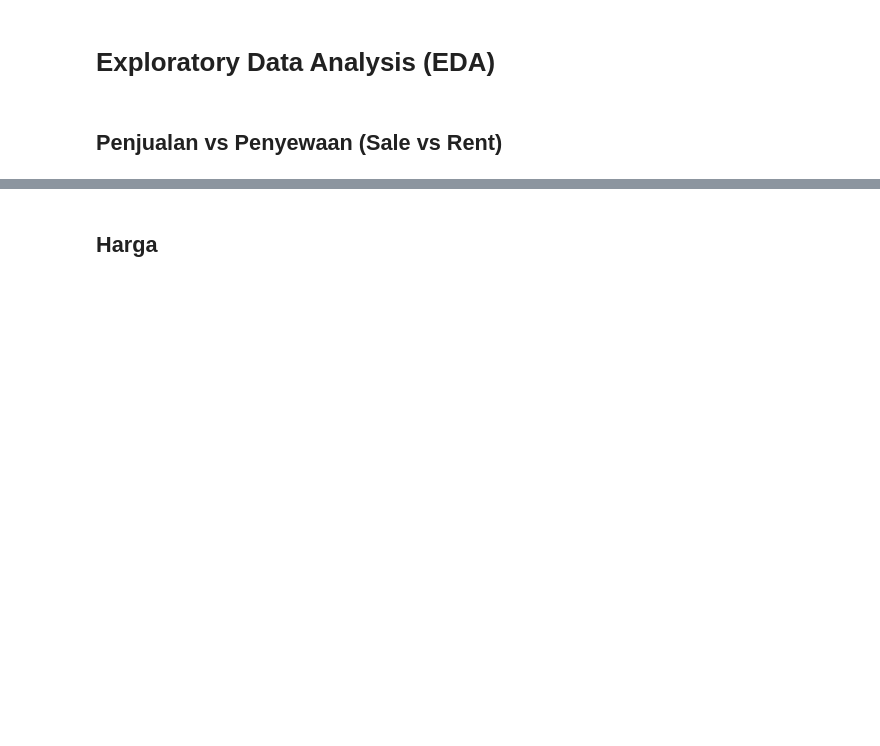
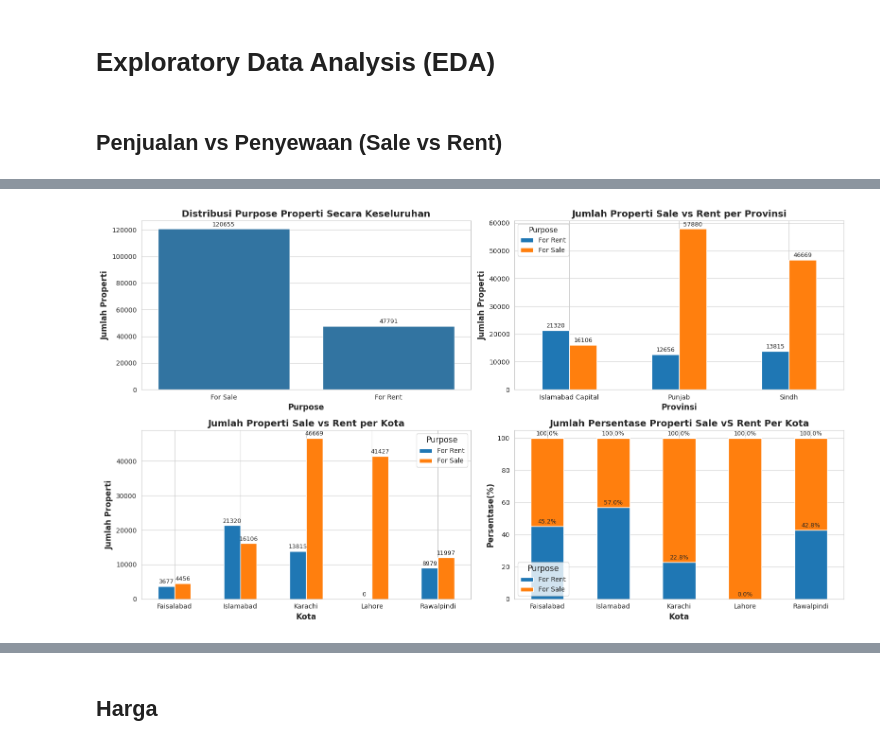
Before and after one commit to Rizkyard17/Geospatial-House-Price-Analysis-and-Regression-Modeling, a Jupyter notebook: Predict_Pakistan_House_Prices.ipynb, the cells around one changed output, grey strips where cells are left out. Cells and saved outputs as stored; diff of their text form; code cells hidden in the pictures; blank space fills up the shorter version.

```diff
--- a/Predict_Pakistan_House_Prices.ipynb
+++ b/Predict_Pakistan_House_Prices.ipynb
@@ -449,0 +315,94 @@ plt.show()
+# %%
+sns.set_style("whitegrid")
+
+plt.rcParams['figure.figsize'] = (16, 9)
+
+
+
+# GRAFIK DISTRIBUSI PURPOSE SECARA KESELURUHAN
+fig, axes = plt.subplots(nrows = 2,  ncols=2, figsize=(16, 9))
+
+purpose_counts = df['purpose'].value_counts() #Ambil banyak nilai perkategori
+
+sns.barplot(x=purpose_counts.index, y=purpose_counts.values, ax=axes[0, 0])
+
+axes[0, 0].set_title('Distribusi Purpose Properti Secara Keseluruhan', fontsize=14, fontweight='bold')
+
+axes[0, 0].set_xlabel('Purpose', fontsize=12, fontweight='bold')
+
+axes[0, 0].set_ylabel('Jumlah Properti', fontsize=12, fontweight='bold')
+# Tambahkan label nilai di atas batang
+for container in axes[0, 0].containers:
+
+    axes[0, 0].bar_label(container, fmt='%d', fontsize=9, padding=2)
+
+
+# GRAFIK PURPOSE PER PROVINSI
+province_purpose = pd.crosstab(df['province_name'], df['purpose'])
+
+province_purpose.plot(kind='bar', stacked=False, ax=axes[0, 1], color=['#1f77b4', '#ff7f0e'])
+
+axes[0, 1].set_title('Jumlah Properti Sale vs Rent per Provinsi', fontsize=14, fontweight='bold')
+
+axes[0, 1].set_xlabel('Provinsi', fontsize=12, fontweight='bold')
+
+axes[0, 1].set_ylabel('Jumlah Properti', fontsize=12, fontweight='bold')
+
+axes[0, 1].legend(title='Purpose', title_fontsize=11)
+
+axes[0, 1].tick_params(axis='x', rotation=0)
+
+# Tambahkan label nilai di atas batang
+for container_province in axes[0, 1].containers:
+
+    axes[0, 1].bar_label(container_province, fmt='%d', fontsize=9, padding=2)
+
+
+
+# GRAFIK PURPOSE PER KOTA
+city_purpose = pd.crosstab(df['city'], df['purpose'])
+
+city_purpose.plot(kind='bar', stacked=False, ax=axes[1, 0])
+
+axes[1, 0].set_title('Jumlah Properti Sale vs Rent per Kota', fontsize=14, fontweight='bold')
+
+axes[1, 0].set_xlabel('Kota', fontsize=12, fontweight='bold')
+
+axes[1, 0].set_ylabel('Jumlah Properti', fontsize=12, fontweight='bold')
+
+axes[1, 0].legend(title='Purpose', title_fontsize=12)
+
+axes[1, 0].tick_params(axis='x', rotation=0)
+
+#Taambahkan label nilai di batang
+for container_city in axes[1, 0].containers:
+
+  axes[1, 0].bar_label(container_city, fmt='%d', fontsize=9, padding=2)
+
+
+#GRAFIK PROPORSI DISTRIBUSI SALES DAN RENT PERKOTA
+city_proporsi = city_purpose.div(city_purpose.sum(axis=1), axis=0) * 100
+
+city_proporsi.plot(kind='bar', stacked=True, ax=axes[1, 1])
+
+axes[1, 1].set_title('Jumlah Persentase Properti Sale vS Rent Per Kota', fontsize=14, fontweight='bold')
+
+axes[1, 1].set_xlabel('Kota', fontsize=12, fontweight='bold')
+
+axes[1, 1].set_ylabel('Persentase(%)', fontsize=12, fontweight='bold')
+
+axes[1, 1].legend(title='Purpose', title_fontsize=12)
+
+axes[1, 1].tick_params(axis='x', rotation=0)
+
+#Tambahkan label nilai pada batang
+for container_percent in axes[1, 1].containers:
+
+  axes[1, 1].bar_label(container_percent, fmt='%.1f%%', fontsize=9, padding=2)
+
+
+plt.tight_layout()
+
+plt.show()
+# %% [output]
+[figure, added]
```
Also changed, not shown: parts of 54 cells of this notebook.
